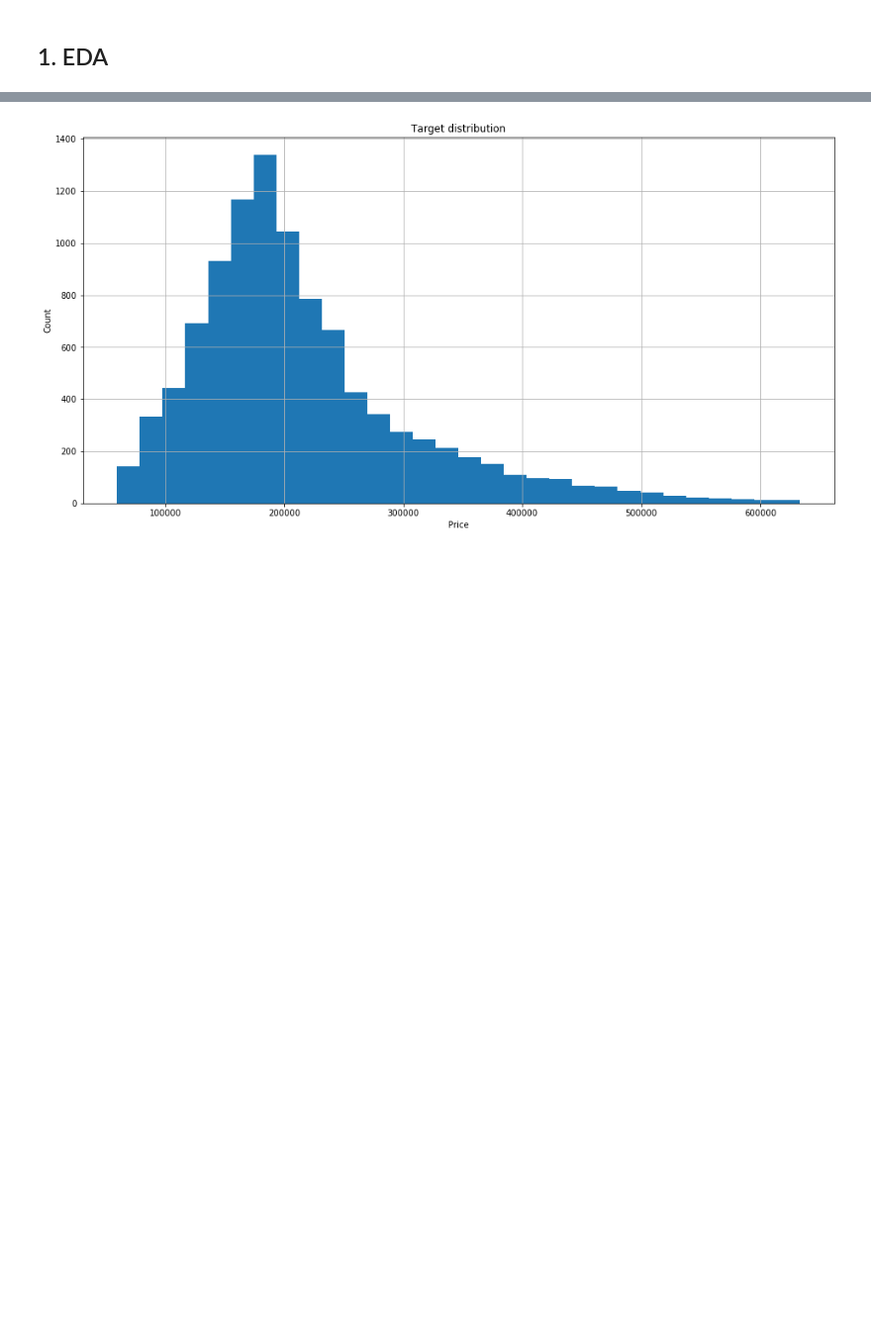
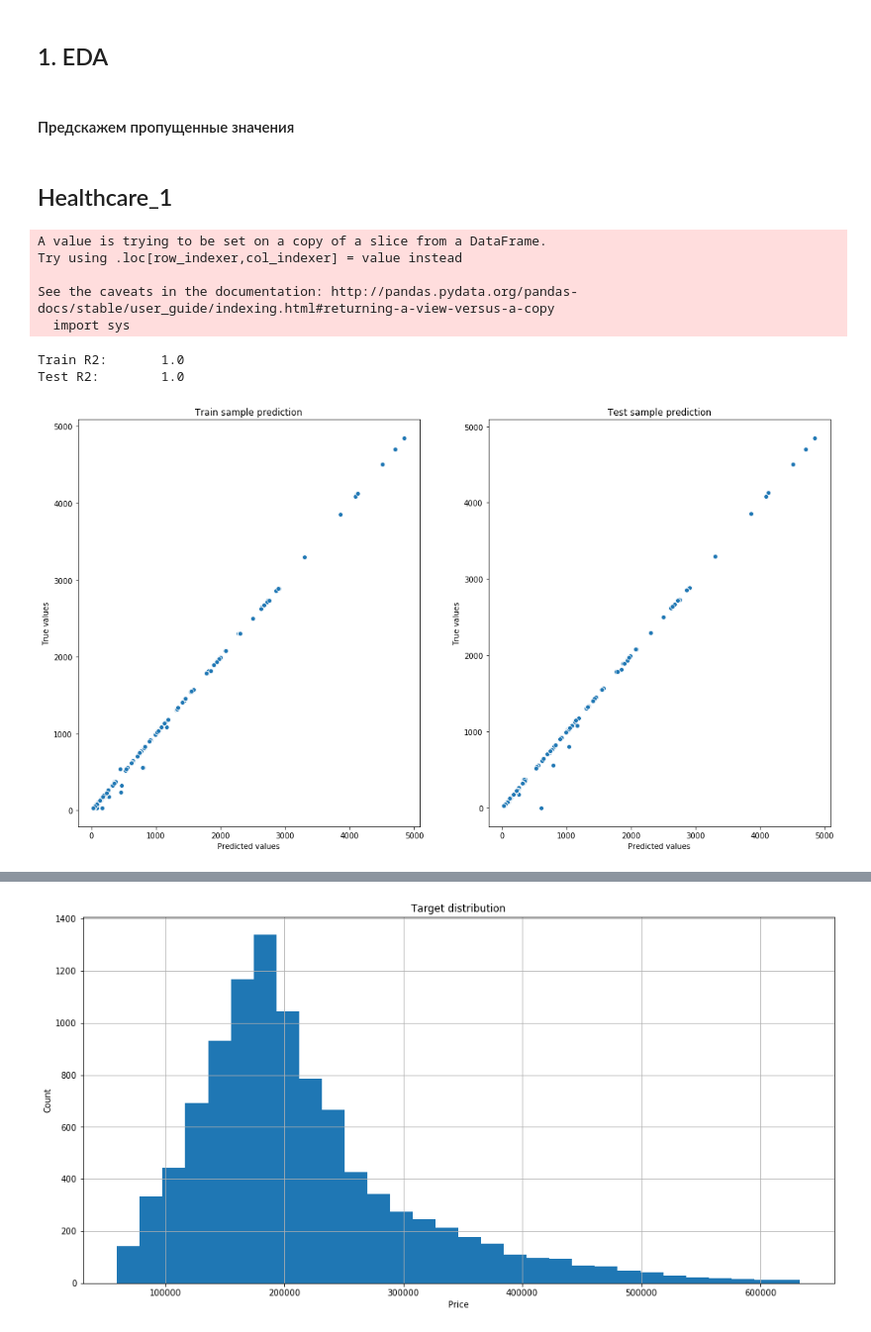
Before and after one commit to zuddo/ML_1, a Jupyter notebook: ML_lesson_9_course_project.ipynb, the cells around one changed output, grey strips where cells are left out. Shown: that part at 99% size. Cells and saved outputs as stored; diff of their text form; code cells hidden in the pictures; blank space fills up the shorter version.

```diff
--- a/ML_lesson_9_course_project.ipynb
+++ b/ML_lesson_9_course_project.ipynb
@@ -92,2 +84,61 @@ train_df['DistrictId'] = train_df['DistrictId'].astype(str)
 # %% [markdown]
 ## 1. EDA
+# %% [markdown]
+####  Предскажем пропущенные значения
+# %% [markdown]
+## Healthcare_1
+# %%
+tmp_df = train_df.copy()
+
+tmp_df['ind'] = [x for x in range(len(tmp_df))]
+tmp_target_name = 'Healthcare_1'
+tmp_df_test = tmp_df[tmp_df[tmp_target_name].isna() ]
+tmp_df_train = tmp_df[tmp_df[tmp_target_name].isna() == False]
+tmp_df_train[tmp_target_name] = tmp_df_train[tmp_target_name].apply(int)
+# %% [output]
+A value is trying to be set on a copy of a slice from a DataFrame.
+Try using .loc[row_indexer,col_indexer] = value instead
+
+See the caveats in the documentation: http://pandas.pydata.org/pandas-docs/stable/user_guide/indexing.html#returning-a-view-versus-a-copy
+  import sys
+# %%
+tmp_feature_name = [#'Id',
+ #'DistrictId',
+ 'Rooms',
+ 'Square',
+#  'LifeSquare',
+ 'KitchenSquare',
+ 'Floor',
+ 'HouseFloor',
+ 'HouseYear',
+ 'Ecology_1',
+ #'Ecology_2',
+ #'Ecology_3',
+ 'Social_1',
+ 'Social_2',
+ 'Social_3',
+#  'Healthcare_1',
+ 'Helthcare_2',
+ 'Shops_1',
+ #'Shops_2',
+ 'Price',
+ #'ind'
+]
+# %%
+X = tmp_df_train[tmp_feature_name]
+X_tmp_test = tmp_df_test[tmp_feature_name]
+y = tmp_df_train[tmp_target_name]
+# Предскажем значения Healthcare_1. Разделим выборку на train и valid чтобы проверить работу модели
+X_train, X_valid, y_train, y_valid = train_test_split(X, y, test_size=0.25, shuffle=True, random_state=21)
+
+rf_model = RandomForestRegressor(random_state=8, criterion='mse')
+rf_model.fit(X_train, y_train)
+
+y_train_preds = rf_model.predict(X_train)
+y_test_preds = rf_model.predict(X_valid)
+
+evaluate_preds(y_train, y_train_preds, y_valid, y_test_preds)
+# %% [output]
+Train R2:       1.0
+Test R2:        1.0
+[figure, added]
```
Also changed, not shown: parts of 18 cells of this notebook.
